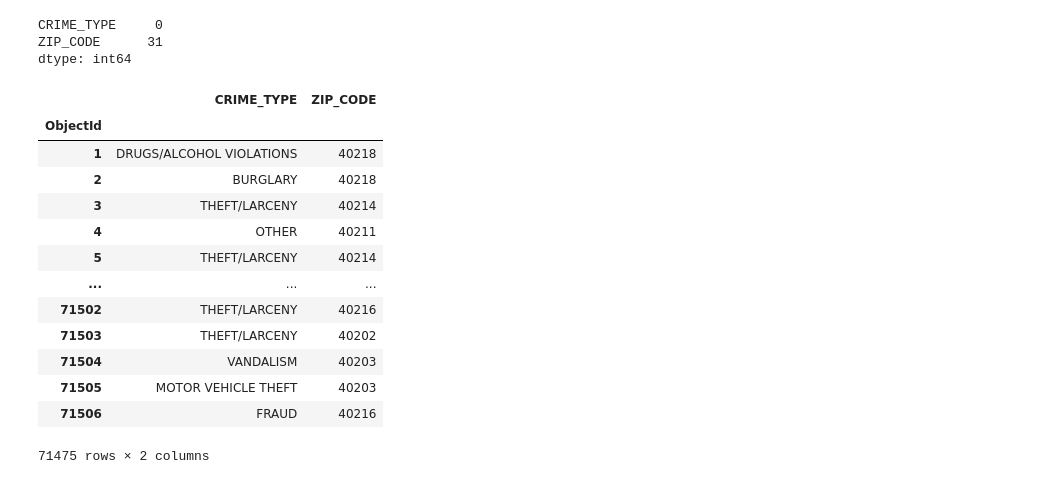
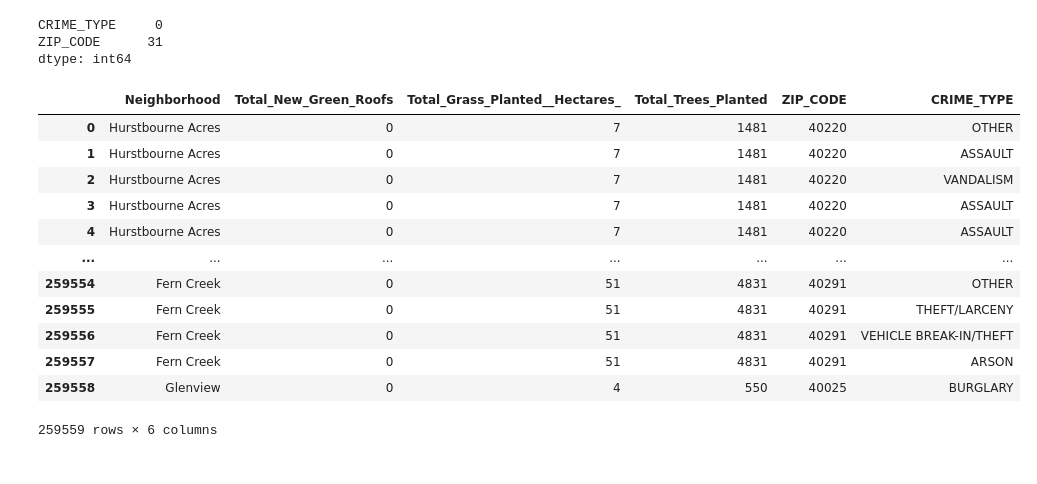
Before and after one commit to ltc870/codelouisville2023finalproject, a Jupyter notebook: finalproject.ipynb, the cells around one changed output. Cells and saved outputs as stored; diff of their text form; code cells hidden in the pictures.

Commit message:
merged both dataframes to make one

```diff
--- a/finalproject.ipynb
+++ b/finalproject.ipynb
@@ -118,22 +118,30 @@ crime_data_df.isna().sum()
 CRIME_TYPE     0
 ZIP_CODE      31
 dtype: int64
-# %%
-# Drop all of the rows with null values
-crime_data_df_cleaned = crime_data_df.dropna()
-crime_data_df_cleaned
-# %% [output]
-|  | CRIME_TYPE | ZIP_CODE |
-| ObjectId |  |  |
-| 1 | DRUGS/ALCOHOL VIOLATIONS | 40218 |
-| 2 | BURGLARY | 40218 |
-| 3 | THEFT/LARCENY | 40214 |
-| 4 | OTHER | 40211 |
-| 5 | THEFT/LARCENY | 40214 |
-| ... | ... | ... |
-| 71502 | THEFT/LARCENY | 40216 |
-| 71503 | THEFT/LARCENY | 40202 |
-| 71504 | VANDALISM | 40203 |
-| 71505 | MOTOR VEHICLE THEFT | 40203 |
-| 71506 | FRAUD | 40216 |
-71475 rows × 2 columns
+# %%
+# Drop all of the rows with null values
+crime_data_df_cleaned = crime_data_df.dropna()
+crime_data_df_cleaned["ZIP_CODE"] = crime_data_df_cleaned["ZIP_CODE"].astype(str)
+crime_data_df_cleaned["ZIP_CODE"] = crime_data_df_cleaned["ZIP_CODE"].str.strip()
+crime_data_df_cleaned['ZIP_CODE'] = pd.to_numeric(crime_data_df_cleaned['ZIP_CODE'], errors='coerce')
+crime_data_df_cleaned['ZIP_CODE'] = crime_data_df_cleaned['ZIP_CODE'].fillna(0)
+crime_data_df_cleaned['ZIP_CODE'] = crime_data_df_cleaned['ZIP_CODE'].astype(int)
+crime_data_df_cleaned
+# %%
+# Merging the dataframes
+merged_df = urban_heat_df_cleaned.merge(crime_data_df_cleaned, on="ZIP_CODE", how="inner")
+merged_df
+# %% [output]
+|  | Neighborhood | Total_New_Green_Roofs | Total_Grass_Planted__Hectares_ | Total_Trees_Planted | ZIP_CODE | CRIME_TYPE |
+| 0 | Hurstbourne Acres | 0 | 7 | 1481 | 40220 | OTHER |
+| 1 | Hurstbourne Acres | 0 | 7 | 1481 | 40220 | ASSAULT |
+| 2 | Hurstbourne Acres | 0 | 7 | 1481 | 40220 | VANDALISM |
+| 3 | Hurstbourne Acres | 0 | 7 | 1481 | 40220 | ASSAULT |
+| 4 | Hurstbourne Acres | 0 | 7 | 1481 | 40220 | ASSAULT |
+| ... | ... | ... | ... | ... | ... | ... |
+| 259554 | Fern Creek | 0 | 51 | 4831 | 40291 | OTHER |
+| 259555 | Fern Creek | 0 | 51 | 4831 | 40291 | THEFT/LARCENY |
+| 259556 | Fern Creek | 0 | 51 | 4831 | 40291 | VEHICLE BREAK-IN/THEFT |
+| 259557 | Fern Creek | 0 | 51 | 4831 | 40291 | ARSON |
+| 259558 | Glenview | 0 | 4 | 550 | 40025 | BURGLARY |
+259559 rows × 6 columns
```
Also changed, not shown: parts of 5 cells of this notebook.
